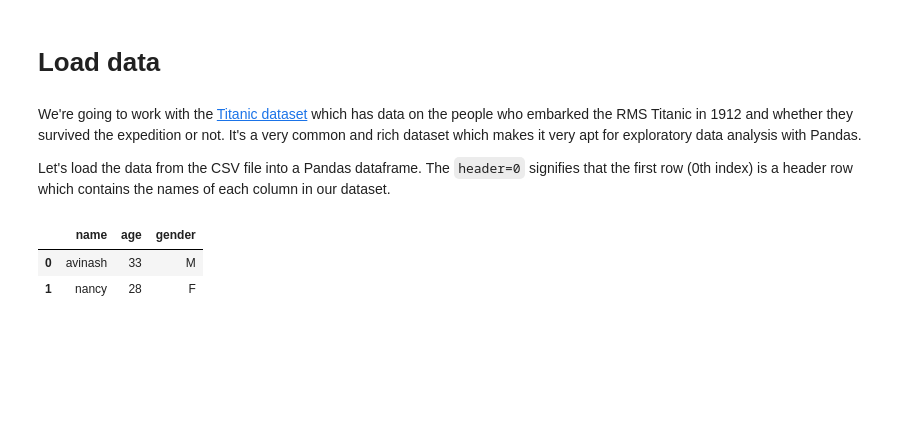
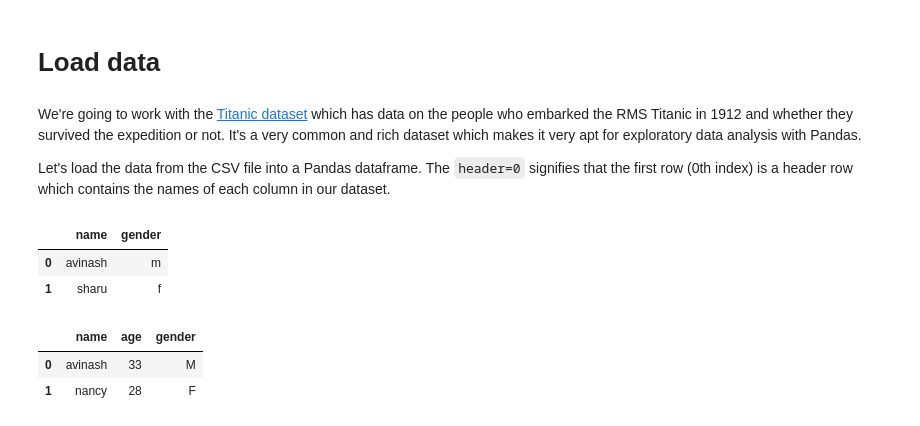
Before and after one commit to avinash-mishra/dsl, a Jupyter notebook: src/notebooks/04_Pandas.ipynb, the cells around one changed output. Cells and saved outputs as stored; diff of their text form; code cells hidden in the pictures; blank space fills up the shorter version.

```diff
--- a/src/notebooks/04_Pandas.ipynb
+++ b/src/notebooks/04_Pandas.ipynb
@@ -19,6 +19,14 @@ np.random.seed(seed=1234)
 We're going to work with the [Titanic dataset](https://www.kaggle.com/c/titanic/data) which has data on the people who embarked the RMS Titanic in 1912 and whether they survived the expedition or not. It's a very common and rich dataset which makes it very apt for exploratory data analysis with Pandas.
 
 Let's load the data from the CSV file into a Pandas dataframe. The `header=0` signifies that the first row (0th index) is a header row which contains the names of each column in our dataset.
+# %%
+df_clipboard = pd.read_clipboard()
+# %%
+df_clipboard
+# %% [output]
+|  | name | gender |
+| 0 | avinash | m |
+| 1 | sharu | f |
 # %%
 df_dummy = pd.read_csv("../../data/raw/dummy.csv")
 # %%
```
Also changed, not shown: parts of 7 cells of this notebook.
